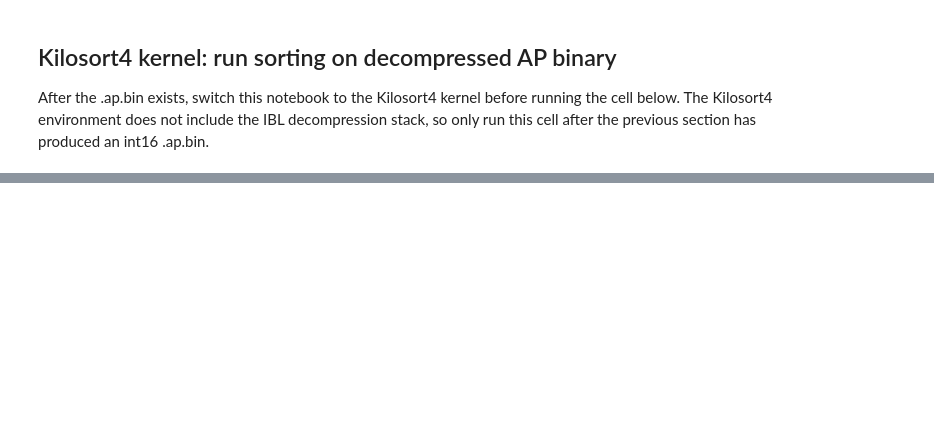
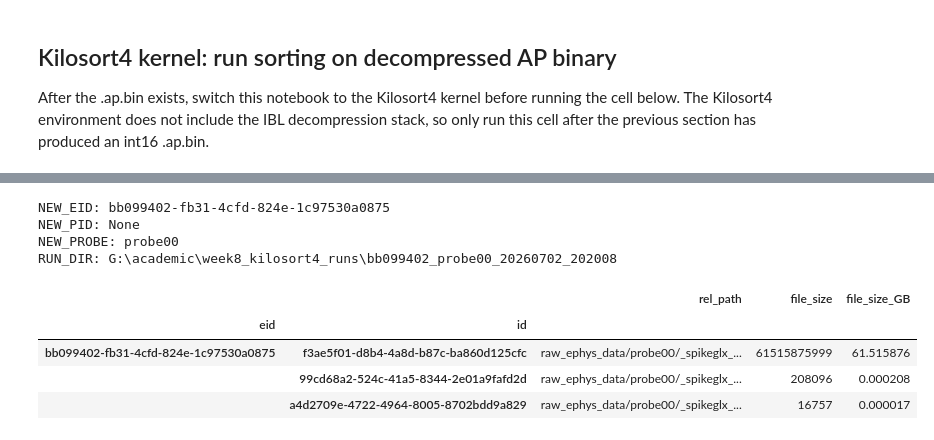
Before and after one commit to baipin/SpikeSort, a Jupyter notebook: 8.ipynb, the cells around one changed output, grey strips where cells are left out. Drawn from its saved outputs; the diff is of its cells as text; code cells hidden in the pictures; blank space fills up the shorter version.

```diff
--- a/8.ipynb
+++ b/8.ipynb
@@ -262,0 +233,67 @@ AP bin candidates: [WindowsPath('G:/academic/ONE/cortexlab/Subjects/KS043/2020-1
+# %%
+# IBL kernel: configure a new dataset and inspect available raw AP files.
+from pathlib import Path, PurePosixPath
+from datetime import datetime
+import json
+import re
+
+from one.api import ONE
+
+ROOT = Path('G:/academic')
+CACHE_DIR = ROOT / 'ONE'
+CACHE_DIR.mkdir(parents=True, exist_ok=True)
+one = ONE(base_url='https://openalyx.internationalbrainlab.org', cache_dir=CACHE_DIR, mode='remote')
+
+# Edit these values for a new dataset.
+NEW_EID = 'bb099402-fb31-4cfd-824e-1c97530a0875'
+NEW_PID = None
+NEW_PROBE = 'probe00'
+
+# Optional run label. Leave as None to auto-generate from EID/probe/time.
+RUN_LABEL = None
+RUN_ROOT = ROOT / 'week8_kilosort4_runs'
+RUN_ROOT.mkdir(parents=True, exist_ok=True)
+
+if NEW_EID is None:
+    if not NEW_PID:
+        raise ValueError('Set NEW_EID, or set NEW_PID and leave NEW_EID = None.')
+    NEW_EID, probe_from_pid = one.pid2eid(NEW_PID)
+    if NEW_PROBE is None:
+        NEW_PROBE = probe_from_pid
+
+NEW_EID = str(NEW_EID)
+NEW_PROBE = str(NEW_PROBE)
+run_stamp = datetime.now().strftime('%Y%m%d_%H%M%S')
+eid_short = NEW_EID.split('-')[0]
+run_label = RUN_LABEL or f'{eid_short}_{NEW_PROBE}_{run_stamp}'
+RUN_DIR = RUN_ROOT / run_label
+
+print('NEW_EID:', NEW_EID)
+print('NEW_PID:', NEW_PID)
+print('NEW_PROBE:', NEW_PROBE)
+print('RUN_DIR:', RUN_DIR)
+
+datasets_new = one.list_datasets(NEW_EID, details=True, query_type='remote', keep_eid_index=True)
+rel_new = datasets_new['rel_path'].astype(str)
+raw_ap_rows_new = datasets_new.loc[
+    rel_new.str.contains(rf'^raw_ephys_data/{re.escape(NEW_PROBE)}/', regex=True)
+    & rel_new.str.contains(r'\.ap\.(?:cbin|bin|meta|ch)$', regex=True),
+    ['rel_path', 'file_size']
+].copy()
+raw_ap_rows_new['file_size_GB'] = raw_ap_rows_new['file_size'] / 1e9
+
+if raw_ap_rows_new.empty:
+    display(datasets_new[['rel_path', 'file_size']].head(30))
+    raise RuntimeError(f'No raw AP files found for {NEW_EID} / {NEW_PROBE}. Check NEW_PROBE or choose another EID/PID.')
+
+display(raw_ap_rows_new.sort_values('rel_path'))
+# %% [output]
+NEW_EID: bb099402-fb31-4cfd-824e-1c97530a0875
+NEW_PID: None
+NEW_PROBE: probe00
+RUN_DIR: G:\academic\week8_kilosort4_runs\bb099402_probe00_20260702_202008
+|  |  | rel_path | file_size | file_size_GB |
+| eid | id |  |  |  |
+| bb099402-fb31-4cfd-824e-1c97530a0875 | f3ae5f01-d8b4-4a8d-b87c-ba860d125cfc | raw_ephys_data/probe00/_spikeglx_... | 61515875999 | 61.515876 |
+|  | 99cd68a2-524c-41a5-8344-2e01a9fafd2d | raw_ephys_data/probe00/_spikeglx_... | 208096 | 0.000208 |
+|  | a4d2709e-4722-4964-8005-8702bdd9a829 | raw_ephys_data/probe00/_spikeglx_... | 16757 | 0.000017 |
```
Also changed, not shown: parts of 10 cells of this notebook, 34 other files.
